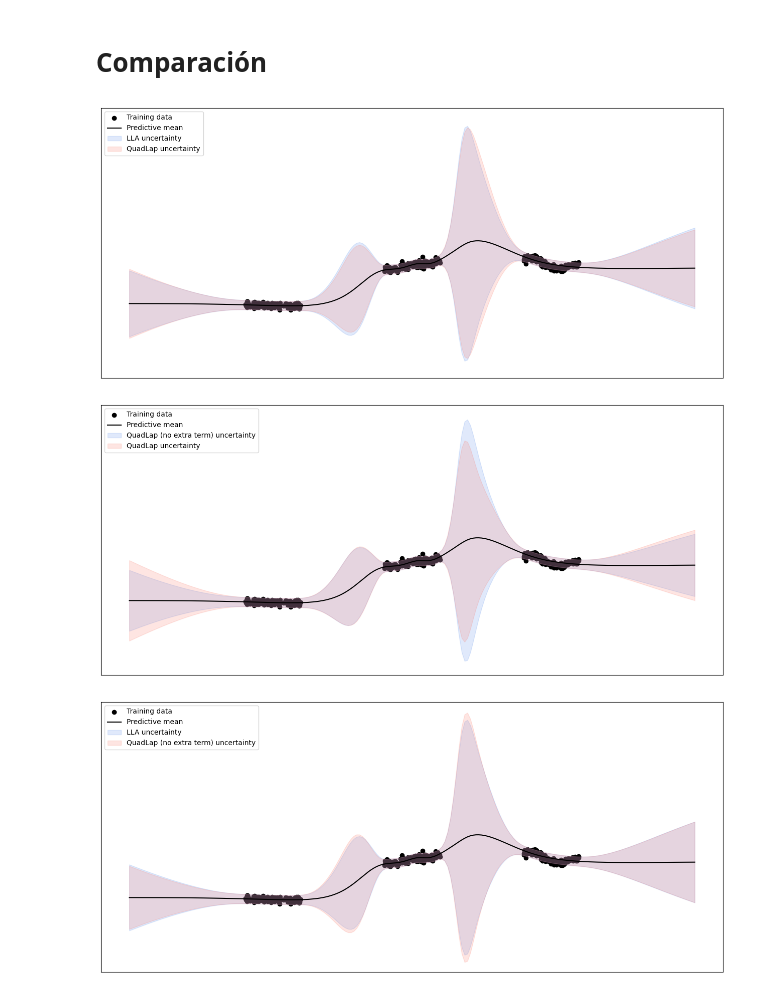
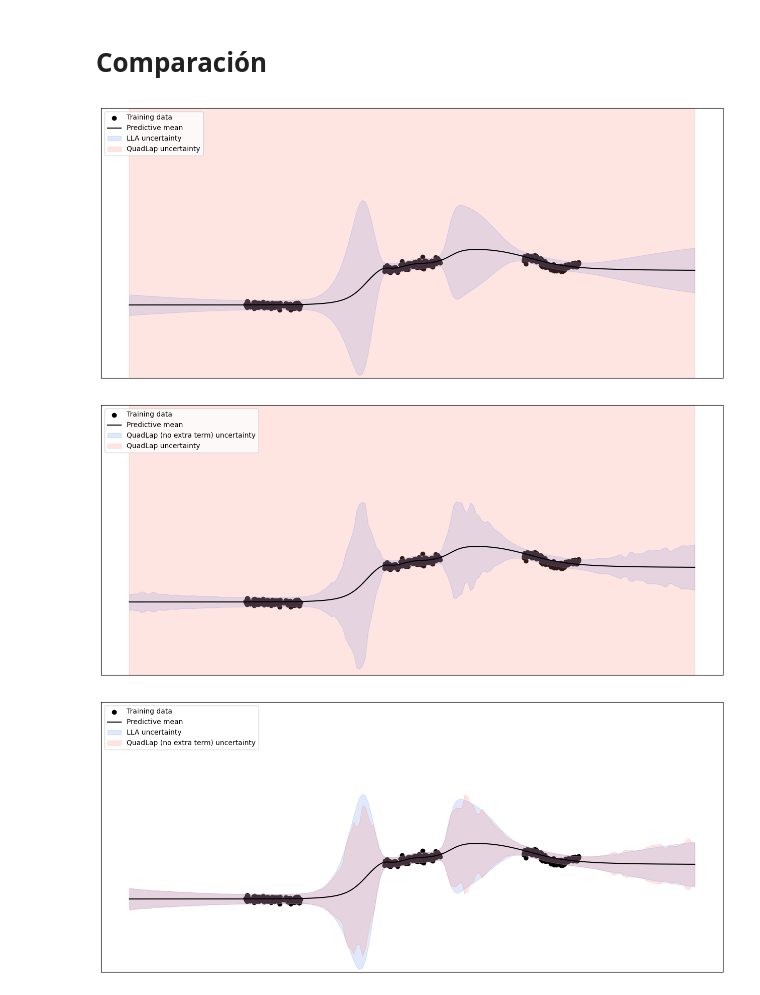
Before and after one commit to pedro-jgl/QuadraticLaplaceMethod, a Jupyter notebook: ToyExample.ipynb, the cells around one changed output. Cells and saved outputs as stored; diff of their text form; code cells hidden in the pictures.

```diff
--- a/ToyExample.ipynb
+++ b/ToyExample.ipynb
@@ -43,7 +43,7 @@ Label dimension:  1
 Labels mean value:  0
 Labels standard deviation:  1
 # %%
-batch_size = 100
+batch_size = 2
 train_loader = DataLoader(train_dataset, batch_size=batch_size, shuffle = True)
 train_test_loader = DataLoader(train_test_dataset, batch_size=batch_size)
 test_loader = DataLoader(test_dataset, batch_size=batch_size)
@@ -207,18 +210,24 @@ distribution_plot(quad_la._glm_predictive_distribution, log_variance_quad, "Quad
 # %% [markdown]
 # Comparación
 # %%
-def various_dist_plot(model1_predictive, model2_predictive, log_var1, log_var2, label1, label2, name=None):
+def various_dist_plot(model1_predictive, model2_predictive, log_var1, log_var2, label1, label2, name=None, batch_info1=False, batch_info2=False, noextra1=False, noextra2=False):
     plt.rcParams["pdf.fonttype"] = 42
     plt.figure(figsize=(16, 7))
 
     # Model 1
-    mean1, var1 = model1_predictive(torch.tensor(test_dataset.inputs, dtype=params["dtype"]))
+    if batch_info1:
+        mean1, var1 = model1_predictive(torch.tensor(test_dataset.inputs, dtype=params["dtype"]), batch_size=batch_size, noextra=noextra1)
+    else:
+        mean1, var1 = model1_predictive(torch.tensor(test_dataset.inputs, dtype=params["dtype"]))
     mean1 = mean1.detach().numpy()
     var1 = var1.detach().numpy() + np.exp(log_var1)
     std1 = np.sqrt(var1).flatten()
 
     # Model 2
-    mean2, var2 = model2_predictive(torch.tensor(test_dataset.inputs, dtype=params["dtype"]))
+    if batch_info2:
+        mean2, var2 = model2_predictive(torch.tensor(test_dataset.inputs, dtype=params["dtype"]), batch_size=batch_size, noextra=noextra2)
+    else:
+        mean2, var2 = model2_predictive(torch.tensor(test_dataset.inputs, dtype=params["dtype"]))
     mean2 = mean2.detach().numpy()
     var2 = var2.detach().numpy() + np.exp(log_var2)
     std2 = np.sqrt(var2).flatten()
@@ -270,14 +279,14 @@ def various_dist_plot(model1_predictive, model2_predictive, log_var1, log_var2,
         plt.savefig("./plots/" + name + ".pdf", format="pdf", bbox_inches="tight")
     plt.show()
 # %%
-various_dist_plot(la._glm_predictive_distribution, quad_la._glm_predictive_distribution, log_variance, log_variance_quad, "LLA uncertainty", "QuadLap uncertainty", "LLA vs QuadLap")
+various_dist_plot(la._glm_predictive_distribution, quad_la._predictive_distribution, log_variance, log_variance_quad, "LLA uncertainty", "QuadLap uncertainty", "LLA vs QuadLap", batch_info1=False, batch_info2=True)
 # %% [output]
-[figure, old version]
+[figure, new version]
 # %%
-various_dist_plot(quad_la._glm_predictive_distribution_noextra, quad_la._glm_predictive_distribution, log_variance_quad, log_variance_quad, "QuadLap (no extra term) uncertainty", "QuadLap uncertainty", "QuadLap no extra term vs QuadLap")
+various_dist_plot(quad_la._predictive_distribution, quad_la._predictive_distribution, log_variance_quad, log_variance_quad, "QuadLap (no extra term) uncertainty", "QuadLap uncertainty", "QuadLap no extra term vs QuadLap", batch_info1=True, batch_info2=True, noextra1=True)
 # %% [output]
-[figure, old version]
+[figure, new version]
 # %%
-various_dist_plot(la._glm_predictive_distribution, quad_la._glm_predictive_distribution_noextra, log_variance, log_variance_quad, "LLA uncertainty", "QuadLap (no extra term) uncertainty", "LLA vs QuadLap no extra term")
+various_dist_plot(la._glm_predictive_distribution, quad_la._predictive_distribution, log_variance, log_variance_quad, "LLA uncertainty", "QuadLap (no extra term) uncertainty", "LLA vs QuadLap no extra term", batch_info1=False, batch_info2=True, noextra2=True)
 # %% [output]
-[figure, old version]
+[figure, new version]
```
Also changed, not shown: parts of 6 cells of this notebook, 3 other files.
